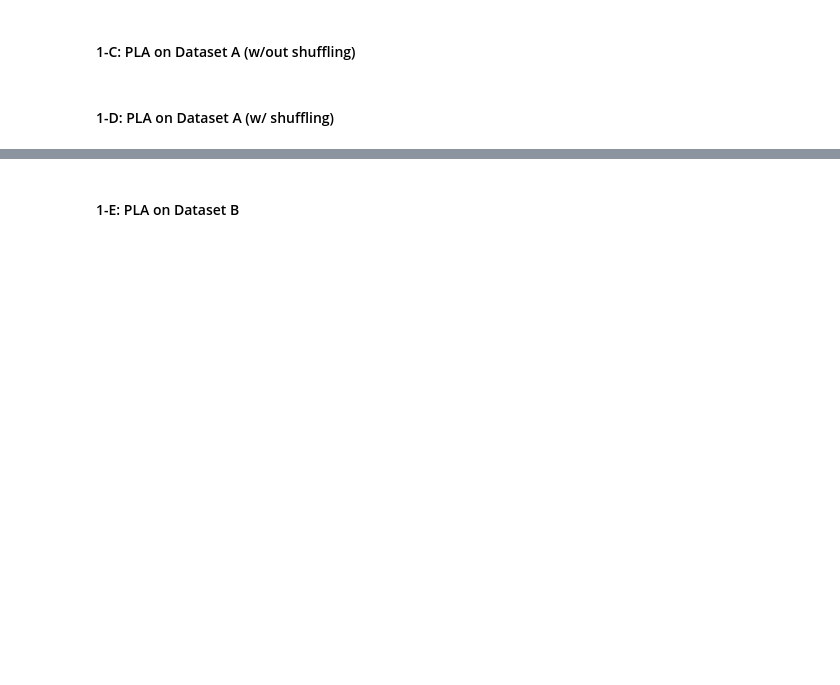
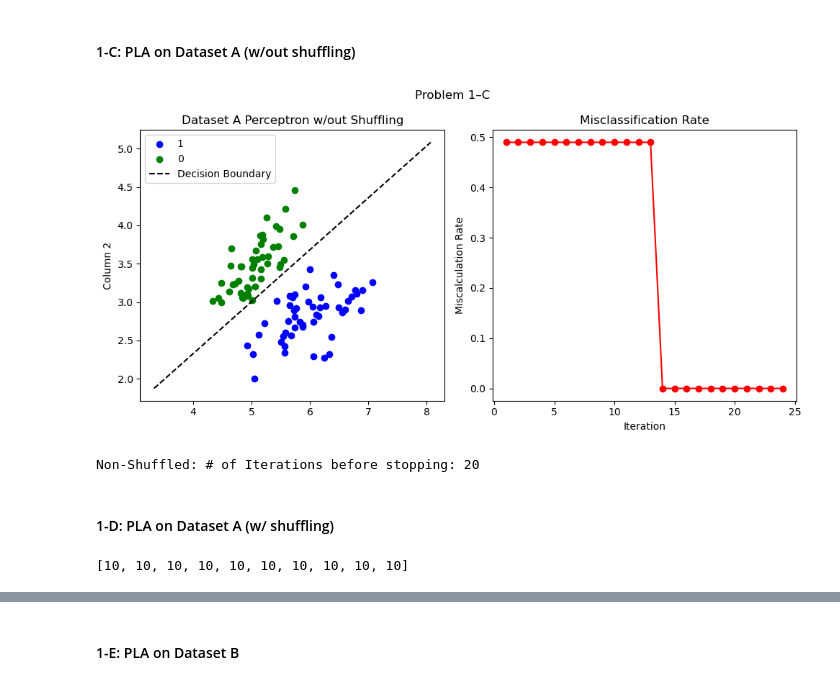
Before and after one commit to brynnwoolley/cee554-coursework, a Jupyter notebook: HW1/HW-1-Notebook.ipynb, the cells around one changed output, grey strips where cells are left out. Saved outputs shown, nothing was run; the diff lists cells and outputs as text; code cells hidden in the pictures; blank space fills up the shorter version.

Commit message:
problem 1

```diff
--- a/HW1/HW-1-Notebook.ipynb
+++ b/HW1/HW-1-Notebook.ipynb
@@ -209,7 +209,7 @@ class PerceptronClassifier(BaseEstimator,ClassifierMixin):
 # %%
 # Load the iris dataset
 data = np.loadtxt('iris.txt')
-columns = ['C1', 'C2', 'C3', 'C4', 'Label']inst
+columns = ['C1', 'C2', 'C3', 'C4', 'Label']
 df = pd.DataFrame(data=data, columns=columns)
 
 # construct dataset A
@@ -266,2 +256,75 @@ print(f'scikit perceptron score: {PR.score(X,y)}')
+# %%
+# initialize Model & Data
+PR = Perceptron(shuffle=False, max_iter=1000)
+X = dfA[['C1','C2']].copy().to_numpy()
+y = dfA['Label'].copy().to_numpy()
+
+# Track misclassification rate per iteration
+misclassification_rates = []
+n_samples = len(y)
+
+for i in range(1, 25):  # 25 iterations is sufficient
+    PR.partial_fit(X, y, classes=np.unique(y))  # incremental update
+    y_pred = PR.predict(X)
+    misclassification_rate = np.mean(y_pred != y)  # calc error rate
+    misclassification_rates.append(misclassification_rate)
+
+# extract model coeffs
+w = PR.coef_[0]   # weights
+b = PR.intercept_[0] # bias
+
+# def decision boundary line: w1*x1 + w2*x2 + b = 0
+x1_min, x1_max = X[:, 0].min() - 1, X[:, 0].max() + 1
+x2_min, x2_max = X[:, 1].min() - 1, X[:, 1].max() + 1
+x1_vals = np.linspace(x1_min, x1_max, 100)
+x2_vals = -(w[0] * x1_vals + b) / w[1]
+
+# plot
+fig, ax = plt.subplots(1, 2, figsize=(10, 5))
+
+
+# Plot dataset
+ax[0].scatter(dfA[dfA['Label']==1]['C1'], dfA[dfA['Label']==1]['C2'], c='blue', label='1')
+ax[0].scatter(dfA[dfA['Label']==-1]['C1'], dfA[dfA['Label']==-1]['C2'], c='green', label='0')
+# Plot decision boundary
+ax[0].plot(x1_vals, x2_vals, 'k--', label='Decision Boundary')
+ax[0].set_ylabel('Column 2')
+ax[0].legend()
+ax[0].set_title('Dataset A Perceptron w/out Shuffling')
+
+# plot misclassification rate
+ax[1].plot(range(1, 25), misclassification_rates, marker='o', linestyle='-', color='red')
+ax[1].set_ylabel('Miscalculation Rate')
+ax[1].set_xlabel('Iteration')
+ax[1].set_title('Misclassification Rate')
+
+plt.suptitle('Problem 1–C')
+plt.tight_layout()
+plt.show()
+# %% [output]
+[figure, added]
+# %%
+PR = Perceptron(shuffle=False, max_iter=1000)
+PR.fit(X,y)
+print(f'Non-Shuffled: # of Iterations before stopping: {PR.n_iter_}')
+# %% [output]
+Non-Shuffled: # of Iterations before stopping: 20
 # %% [markdown]
 #### 1-D: PLA on Dataset A (w/ shuffling)
+# %%
+X = dfA[['C1','C2']].copy().to_numpy()
+y = dfA['Label'].copy().to_numpy()
+
+iter_count = []
+
+# find stopping iteration across 10 models
+for i in range(10):
+    # initialize perceptron
+    PR = Perceptron(shuffle=True, max_iter=1000)
+    PR.fit(X,y)
+
+    iter_count.append(PR.n_iter_)
+    i+=1
+iter_count
+# %% [output]
+[10, 10, 10, 10, 10, 10, 10, 10, 10, 10]
```
Also changed, not shown: parts of 5 cells of this notebook, 5 other files.
